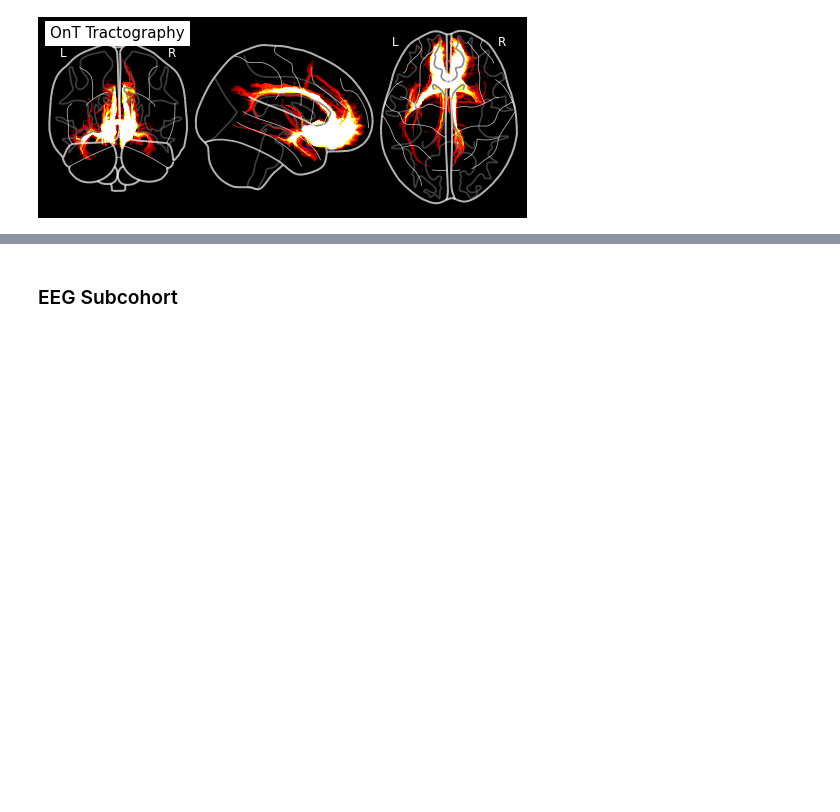
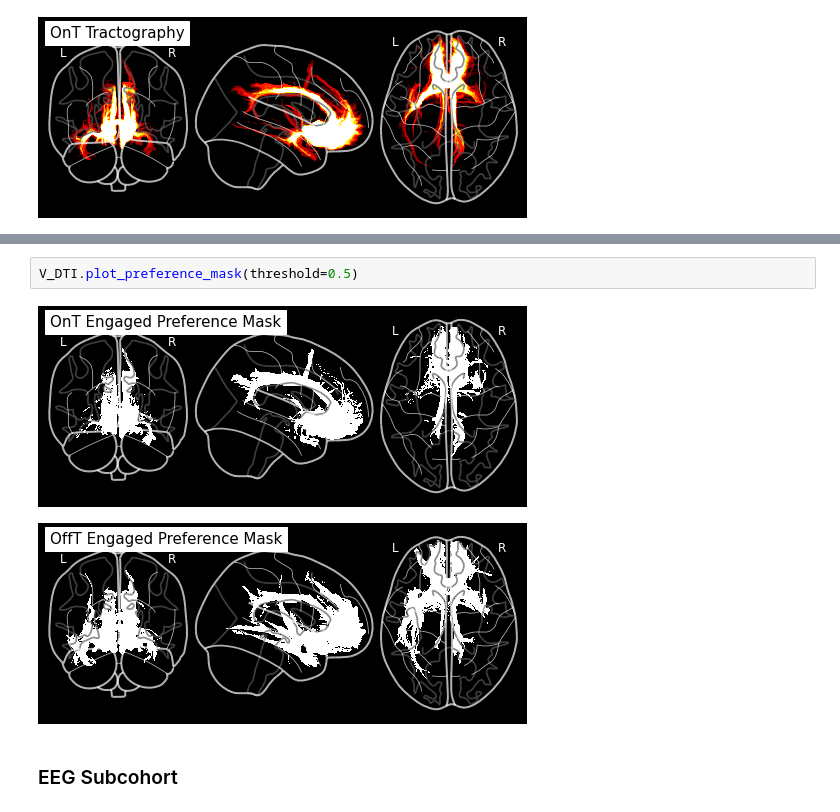
Before and after one commit to virati/cortical_signatures, a Jupyter notebook: notebooks/support_model/targeting_vs.ipynb, the cells around one changed output, grey strips where cells are left out. Drawn from its saved outputs; the diff is of its cells as text; blank space fills up the shorter version.

```diff
--- a/notebooks/support_model/targeting_vs.ipynb
+++ b/notebooks/support_model/targeting_vs.ipynb
@@ -35,3 +36,8 @@ NameError: name 'plt' is not defined
+# %%
+V_DTI.plot_preference_mask(threshold=0.5)
+# %% [output]
+[figure, added]
+[figure, added]
 # %% [markdown]
 
 ### EEG Subcohort
```
Also changed, not shown: parts of 1 cell of this notebook.
